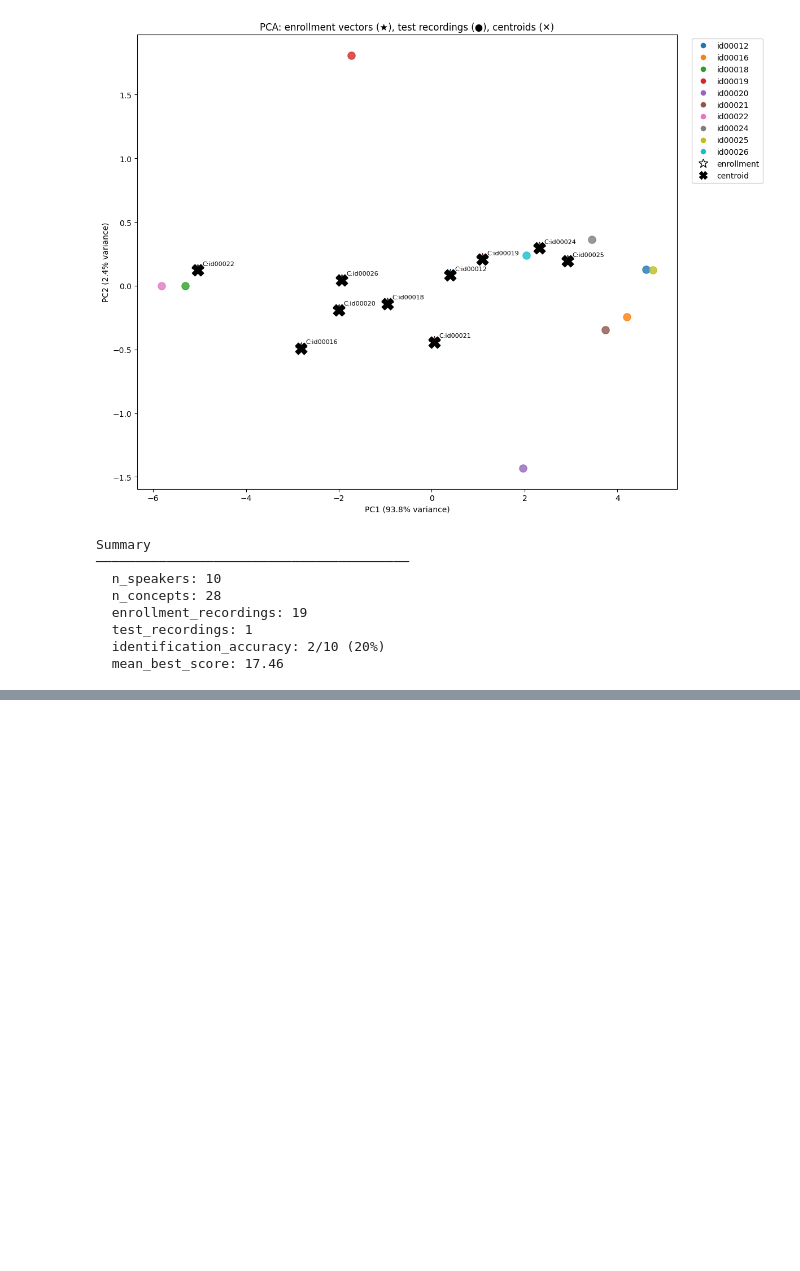
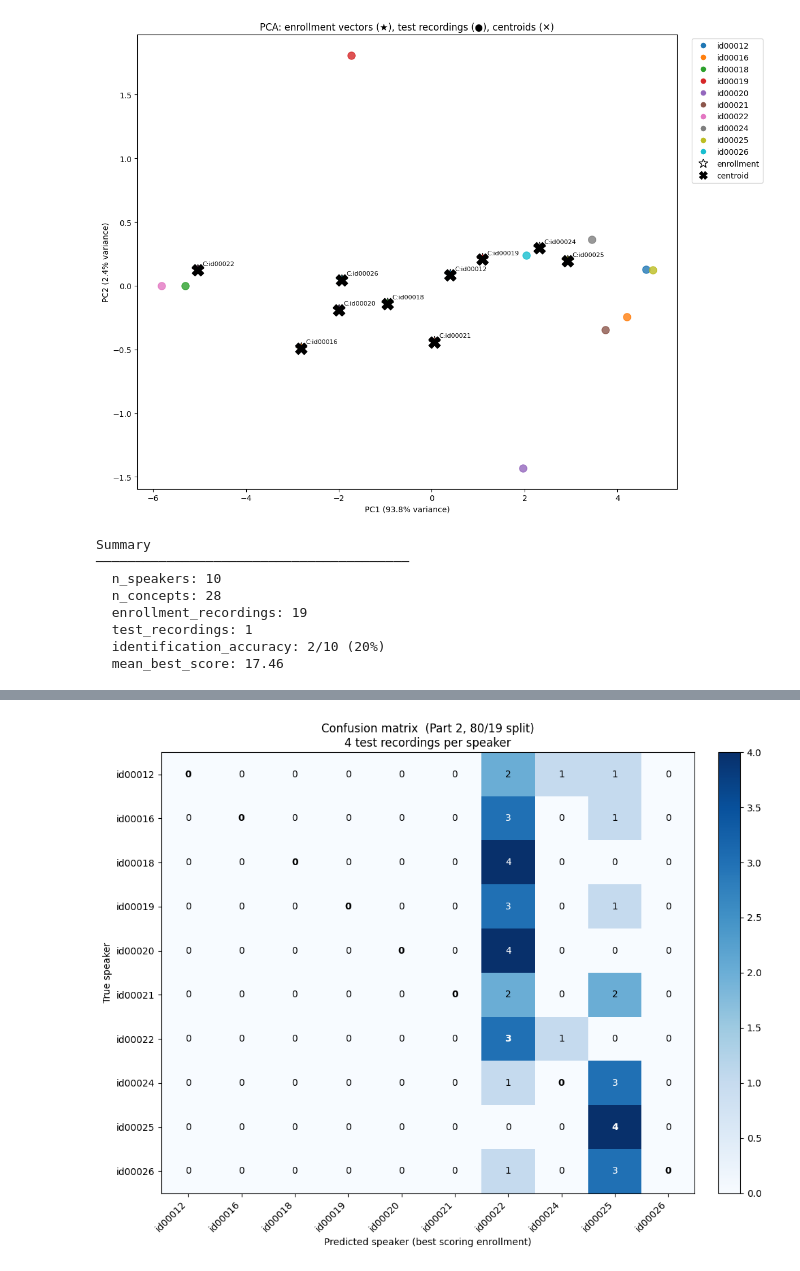
Before and after one commit to yoav1870/BioVoice, a Jupyter notebook: redimnet/tcav/analytics/speaker_concept_clustering_analysis.ipynb, the cells around one changed output, grey strips where cells are left out. Drawn from its saved outputs; the diff is of its cells as text; code cells hidden in the pictures; blank space fills up the shorter version.

```diff
--- a/redimnet/tcav/analytics/speaker_concept_clustering_analysis.ipynb
+++ b/redimnet/tcav/analytics/speaker_concept_clustering_analysis.ipynb
@@ -459,0 +724,35 @@ Summary
+# %%
+# Confusion: for each probe, which enrollment speaker scored highest?
+confusion_2 = (
+    best_2.groupby(['test_speaker', 'vs_speaker'])
+    .size()
+    .unstack(fill_value=0)
+    .reindex(index=speakers, columns=speakers, fill_value=0)
+)
+
+fig, ax = plt.subplots(figsize=(10, 8))
+im = ax.imshow(confusion_2.values, cmap='Blues', aspect='auto')
+ax.set_xticks(range(len(speakers)))
+ax.set_yticks(range(len(speakers)))
+ax.set_xticklabels(speakers, rotation=45, ha='right')
+ax.set_yticklabels(speakers)
+ax.set_xlabel('Predicted speaker (best scoring enrollment)')
+ax.set_ylabel('True speaker')
+ax.set_title(
+    f'Confusion matrix  (Part 2, {int(ENROLL_RATIO*100)}/{int((1-ENROLL_RATIO)*100)} split)\n'
+    f'{n_t} test recordings per speaker'
+)
+fig.colorbar(im, ax=ax, fraction=0.046, pad=0.04)
+
+threshold = confusion_2.to_numpy().max() / 2 if confusion_2.size else 0
+for i in range(len(speakers)):
+    for j in range(len(speakers)):
+        v = int(confusion_2.values[i, j])
+        color = 'white' if v > threshold else 'black'
+        weight = 'bold' if i == j else 'normal'
+        ax.text(j, i, str(v), ha='center', va='center',
+                color=color, fontsize=10, fontweight=weight)
+plt.tight_layout()
+plt.show()
+# %% [output]
+[figure, added]
```
Also changed, not shown: parts of 15 cells of this notebook, 9 other files.
